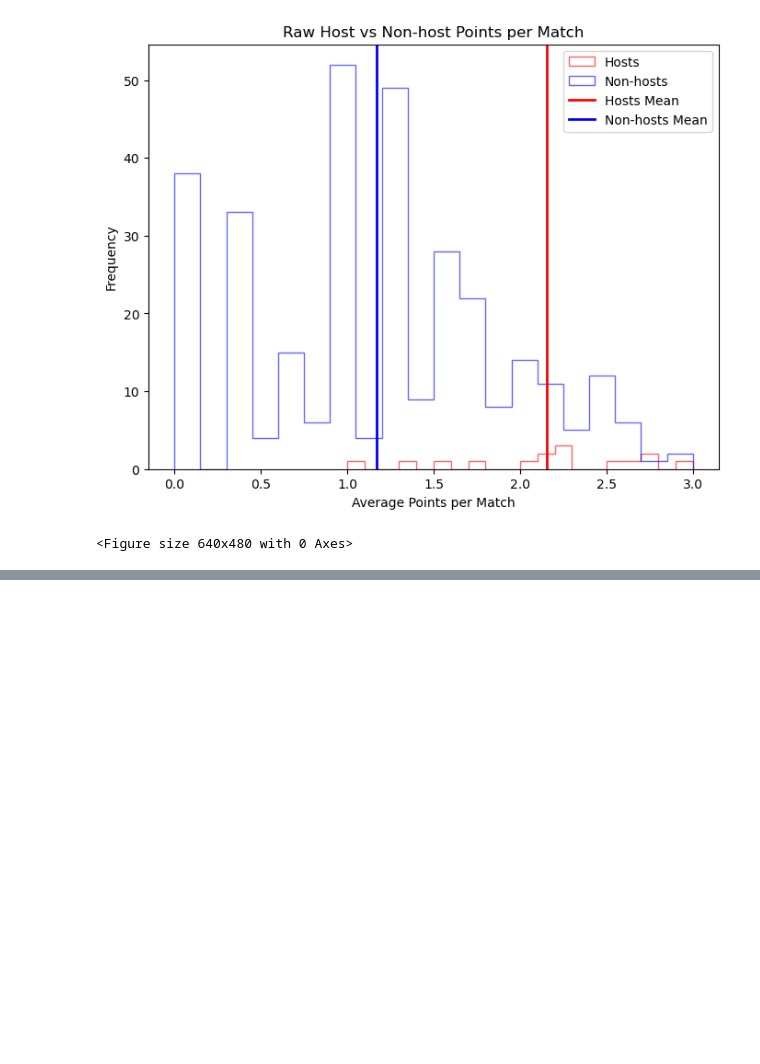
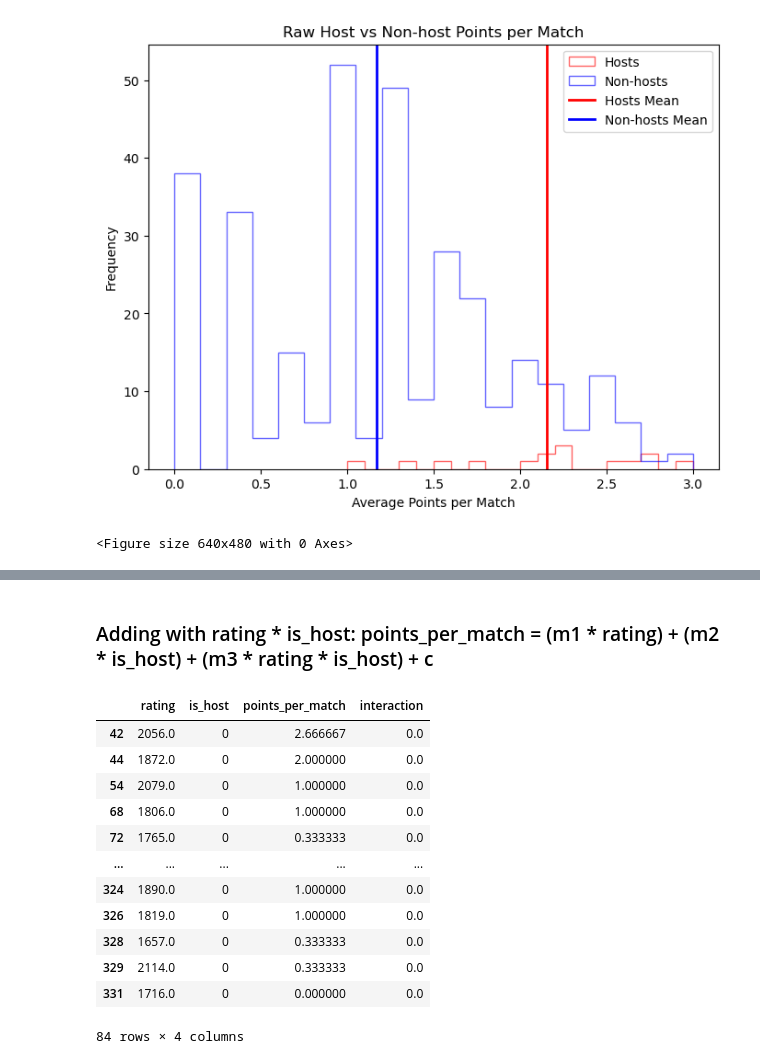
Before and after one commit to mimiphe/BEE2041-FinalProject, a Jupyter notebook: Data_Scraping.ipynb, the cells around one changed output, grey strips where cells are left out. Drawn from its saved outputs; the diff is of its cells as text; code cells hidden in the pictures; blank space fills up the shorter version.

```diff
--- a/Data_Scraping.ipynb
+++ b/Data_Scraping.ipynb
@@ -1194,0 +1424,19 @@ plt.savefig("raw_host_vs_non_host_points_per_match.png")
+# %% [markdown]
+### Adding with rating * is_host: points_per_match = (m1 * rating) + (m2 * is_host) + (m3 * rating * is_host) + c
+# %%
+epah2["interaction"] = epah2["rating"] * epah2["is_host"]
+epah2
+# %% [output]
+|  | rating | is_host | points_per_match | interaction |
+| 42 | 2056.0 | 0 | 2.666667 | 0.0 |
+| 44 | 1872.0 | 0 | 2.000000 | 0.0 |
+| 54 | 2079.0 | 0 | 1.000000 | 0.0 |
+| 68 | 1806.0 | 0 | 1.000000 | 0.0 |
+| 72 | 1765.0 | 0 | 0.333333 | 0.0 |
+| ... | ... | ... | ... | ... |
+| 324 | 1890.0 | 0 | 1.000000 | 0.0 |
+| 326 | 1819.0 | 0 | 1.000000 | 0.0 |
+| 328 | 1657.0 | 0 | 0.333333 | 0.0 |
+| 329 | 2114.0 | 0 | 0.333333 | 0.0 |
+| 331 | 1716.0 | 0 | 0.000000 | 0.0 |
+84 rows × 4 columns
```
Also changed, not shown: parts of 20 cells of this notebook.
